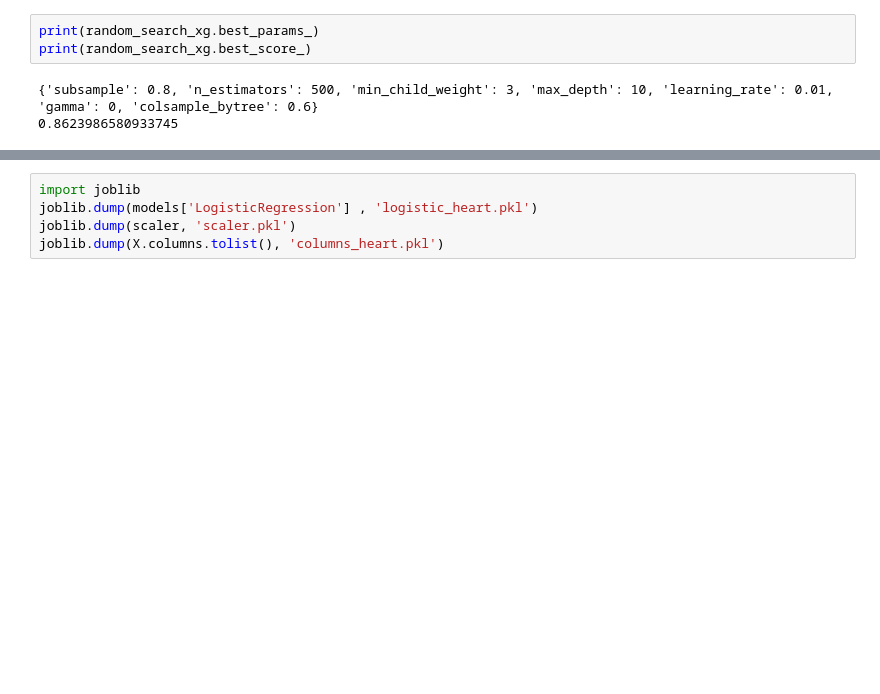
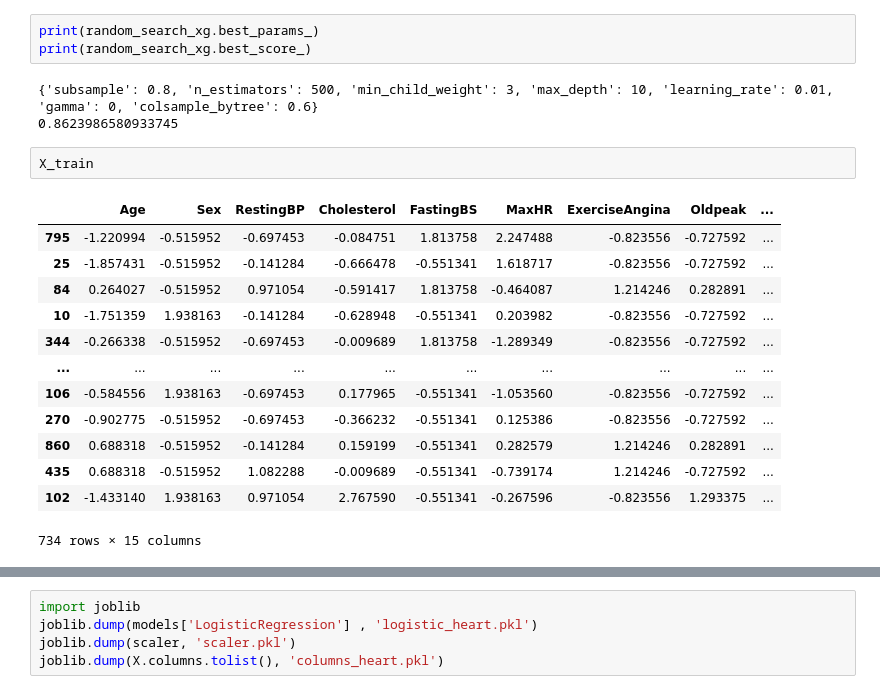
Before and after one commit to Mirajul100/Machine-Learning, a Jupyter notebook: heart.ipynb, the cells around one changed output, grey strips where cells are left out. Saved outputs shown, nothing was run; the diff lists cells and outputs as text; blank space fills up the shorter version.

```diff
--- a/heart.ipynb
+++ b/heart.ipynb
@@ -793,3 +796,19 @@ print(random_search_xg.best_score_)
 # %% [output]
 {'subsample': 0.8, 'n_estimators': 500, 'min_child_weight': 3, 'max_depth': 10, 'learning_rate': 0.01, 'gamma': 0, 'colsample_bytree': 0.6}
 0.8623986580933745
+# %%
+X_train
+# %% [output]
+|  | Age | Sex | RestingBP | Cholesterol | FastingBS | MaxHR | ExerciseAngina | Oldpeak | ... |
+| 795 | -1.220994 | -0.515952 | -0.697453 | -0.084751 | 1.813758 | 2.247488 | -0.823556 | -0.727592 | ... |
+| 25 | -1.857431 | -0.515952 | -0.141284 | -0.666478 | -0.551341 | 1.618717 | -0.823556 | -0.727592 | ... |
+| 84 | 0.264027 | -0.515952 | 0.971054 | -0.591417 | 1.813758 | -0.464087 | 1.214246 | 0.282891 | ... |
+| 10 | -1.751359 | 1.938163 | -0.141284 | -0.628948 | -0.551341 | 0.203982 | -0.823556 | -0.727592 | ... |
+| 344 | -0.266338 | -0.515952 | -0.697453 | -0.009689 | 1.813758 | -1.289349 | -0.823556 | -0.727592 | ... |
+| ... | ... | ... | ... | ... | ... | ... | ... | ... | ... |
+| 106 | -0.584556 | 1.938163 | -0.697453 | 0.177965 | -0.551341 | -1.053560 | -0.823556 | -0.727592 | ... |
+| 270 | -0.902775 | -0.515952 | -0.697453 | -0.366232 | -0.551341 | 0.125386 | -0.823556 | -0.727592 | ... |
+| 860 | 0.688318 | -0.515952 | -0.141284 | 0.159199 | -0.551341 | 0.282579 | 1.214246 | 0.282891 | ... |
+| 435 | 0.688318 | -0.515952 | 1.082288 | -0.009689 | -0.551341 | -0.739174 | 1.214246 | -0.727592 | ... |
+| 102 | -1.433140 | 1.938163 | 0.971054 | 2.767590 | -0.551341 | -0.267596 | -0.823556 | 1.293375 | ... |
+734 rows × 15 columns
```
Also changed, not shown: parts of 6 cells of this notebook, 4 other files.
